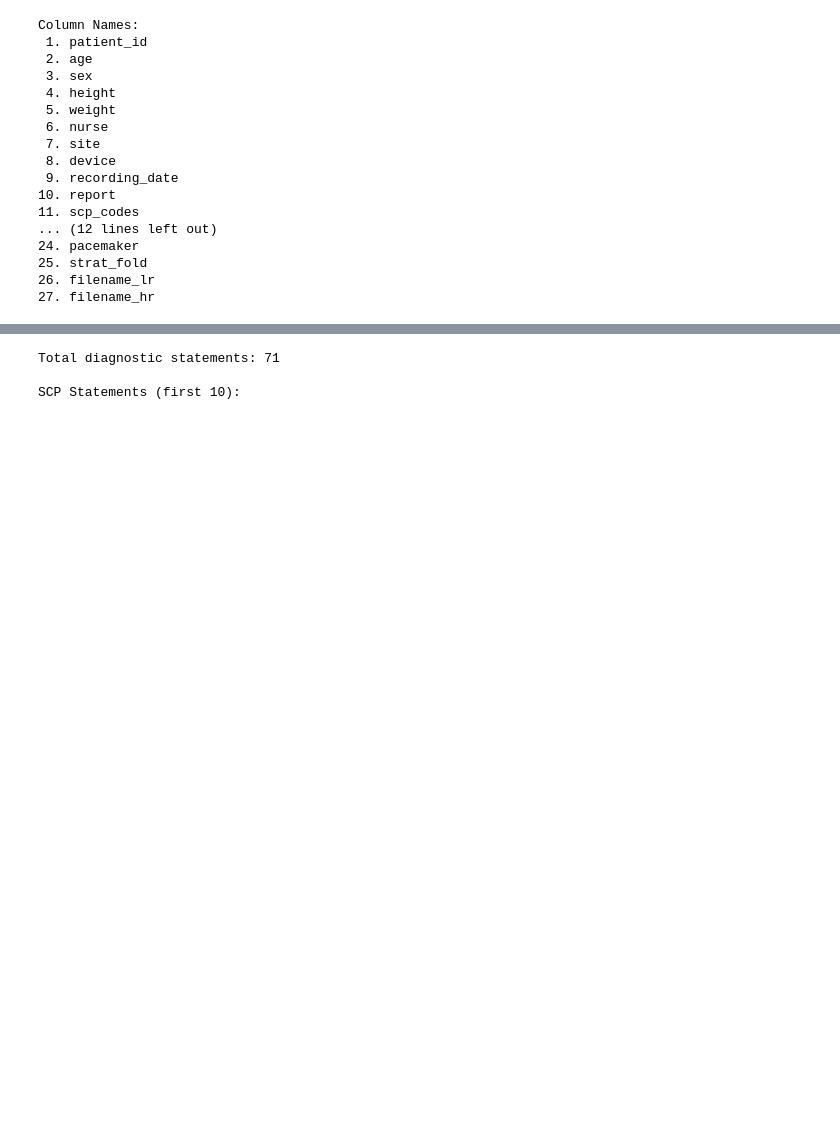
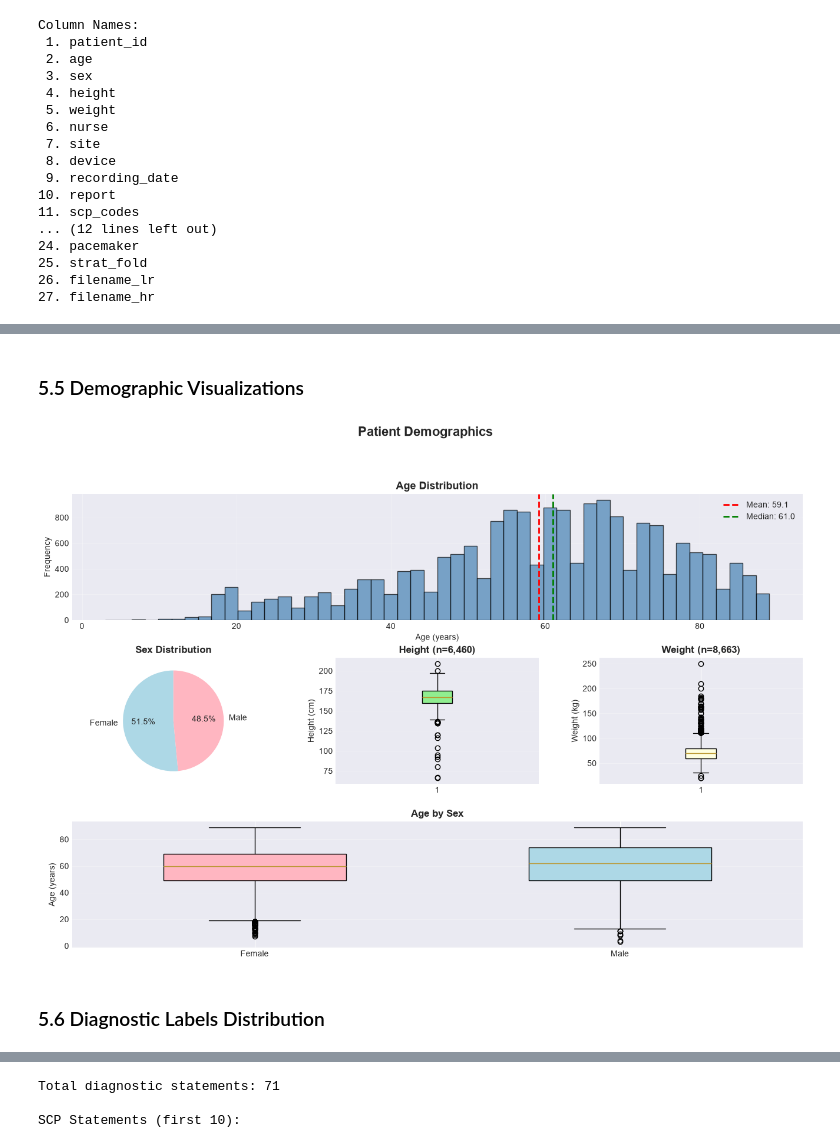
Before and after one commit to abhairwal-usd/intro_ai_ml_aai501, a Jupyter notebook: 01_Data_Prepare_EDA/01_data_exploration.ipynb, the cells around one changed output, grey strips where cells are left out. Saved outputs shown, nothing was run; the diff lists cells and outputs as text; code cells hidden in the pictures; blank space fills up the shorter version.

```diff
--- a/01_Data_Prepare_EDA/01_data_exploration.ipynb
+++ b/01_Data_Prepare_EDA/01_data_exploration.ipynb
@@ -345,0 +787,71 @@ Weight - Mean: 71.0 kg, Median: 70.0 kg
+# %% [markdown]
+### 5.5 Demographic Visualizations
+# %%
+fig = plt.figure(figsize=(16, 10))
+gs = fig.add_gridspec(3, 3, hspace=0.3, wspace=0.3)
+
+# Age Histogram
+if 'age' in df.columns:
+    ax1 = fig.add_subplot(gs[0, :])
+    df['age'].hist(bins=50, ax=ax1, color='steelblue', edgecolor='black', alpha=0.7)
+    ax1.axvline(df['age'].mean(), color='red', linestyle='--', linewidth=2,
+                label=f"Mean: {df['age'].mean():.1f}")
+    ax1.axvline(df['age'].median(), color='green', linestyle='--', linewidth=2,
+                label=f"Median: {df['age'].median():.1f}")
+    ax1.set_xlabel('Age (years)')
+    ax1.set_ylabel('Frequency')
+    ax1.set_title('Age Distribution', fontweight='bold', fontsize=13)
+    ax1.legend()
+    ax1.grid(True, alpha=0.3)
+
+# Sex Pie Chart
+if 'sex' in df.columns:
+    ax2 = fig.add_subplot(gs[1, 0])
+    sex_counts = df['sex'].value_counts()
+    labels = ['Male' if x == 1 else 'Female' for x in sex_counts.index]
+    colors = ['lightblue', 'lightpink']
+    ax2.pie(sex_counts.values, labels=labels, autopct='%1.1f%%',
+            colors=colors, startangle=90)
+    ax2.set_title('Sex Distribution', fontweight='bold')
+
+# Height Box Plot
+if 'height' in df.columns:
+    ax3 = fig.add_subplot(gs[1, 1])
+    height_valid = df['height'].dropna()
+    if len(height_valid) > 0:
+        bp = ax3.boxplot(height_valid, vert=True, patch_artist=True)
+        bp['boxes'][0].set_facecolor('lightgreen')
+        ax3.set_ylabel('Height (cm)')
+        ax3.set_title(f'Height (n={len(height_valid):,})', fontweight='bold')
+        ax3.grid(True, alpha=0.3, axis='y')
+
+# Weight Box Plot
+if 'weight' in df.columns:
+    ax4 = fig.add_subplot(gs[1, 2])
+    weight_valid = df['weight'].dropna()
+    if len(weight_valid) > 0:
+        bp = ax4.boxplot(weight_valid, vert=True, patch_artist=True)
+        bp['boxes'][0].set_facecolor('lightyellow')
+        ax4.set_ylabel('Weight (kg)')
+        ax4.set_title(f'Weight (n={len(weight_valid):,})', fontweight='bold')
+        ax4.grid(True, alpha=0.3, axis='y')
+
+# Age by Sex
+if 'age' in df.columns and 'sex' in df.columns:
+    ax5 = fig.add_subplot(gs[2, :])
+    age_by_sex = [df[df['sex'] == 0]['age'].dropna(),
+                  df[df['sex'] == 1]['age'].dropna()]
+    bp = ax5.boxplot(age_by_sex, tick_labels=['Female', 'Male'],
+                     patch_artist=True, widths=0.5)
+    bp['boxes'][0].set_facecolor('lightpink')
+    bp['boxes'][1].set_facecolor('lightblue')
+    ax5.set_ylabel('Age (years)')
+    ax5.set_title('Age by Sex', fontweight='bold')
+    ax5.grid(True, alpha=0.3, axis='y')
+
+plt.suptitle('Patient Demographics', fontsize=16, fontweight='bold', y=0.995)
+plt.show()
+# %% [output]
+[figure, added]
+# %% [markdown]
+### 5.6 Diagnostic Labels Distribution
```
Also changed, not shown: parts of 53 cells of this notebook.
